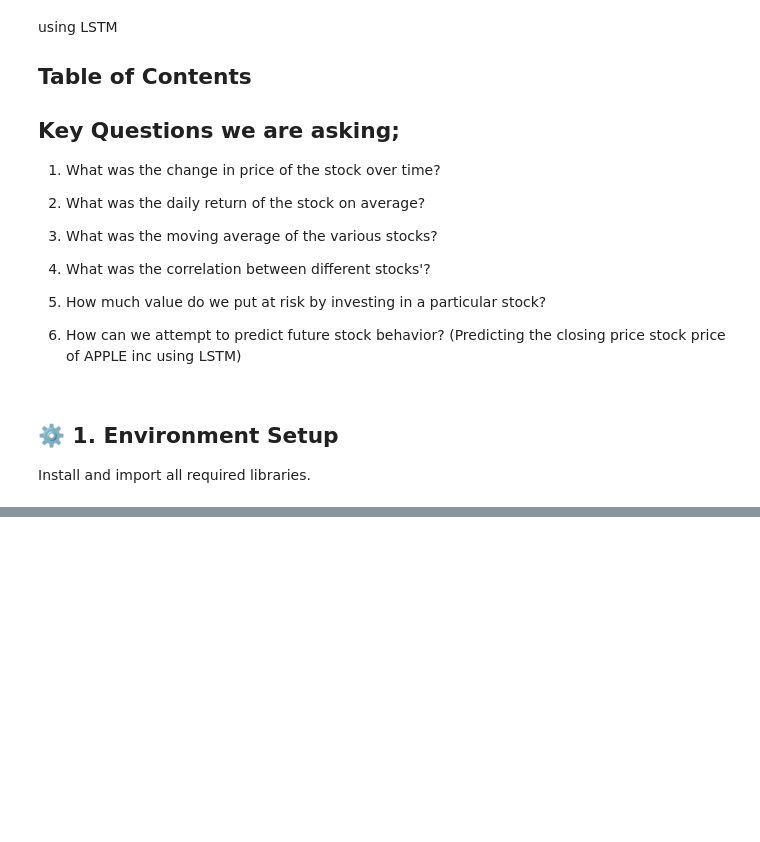
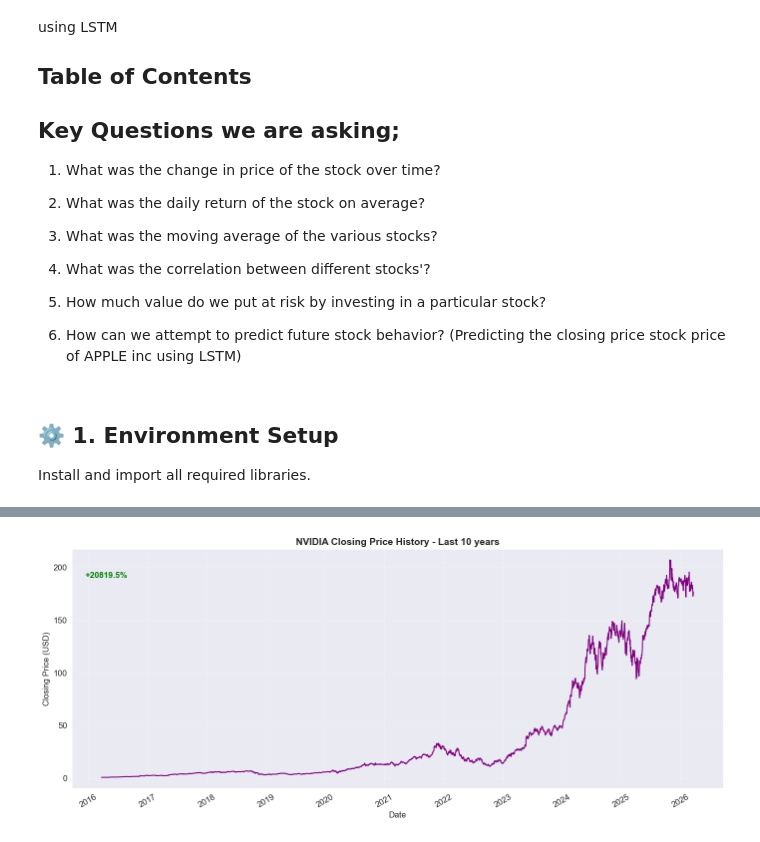
Before and after one commit to MuindeEsther/Stock-Market-Analysis-_Prediction-using-LSTM, a Jupyter notebook: data_load.ipynb, the cells around one changed output, grey strips where cells are left out. Cells and saved outputs as stored; diff of their text form; code cells hidden in the pictures; blank space fills up the shorter version.

```diff
--- a/data_load.ipynb
+++ b/data_load.ipynb
@@ -120,0 +176,29 @@ df.head()
+# %%
+# -- Plot: NVIDIA Closing Price History --
+
+df_nvda = frames['NVDA']
+
+fig, ax = plt.subplots(figsize=(14, 6))
+ax.plot(df_nvda.index, df_nvda['Close'], color='purple', linewidth=1.5, label='NVDA')
+ax.set_title('NVIDIA Closing Price History - Last 10 years', fontsize=14, fontweight='bold')
+ax.set_xlabel('Date')
+ax.set_ylabel('Closing Price (USD)')
+ax.xaxis.set_major_formatter(mdates.DateFormatter('%Y'))
+ax.tick_params(axis='x', rotation=30)
+
+# Annotate total return
+start_p = df_nvda['Close'].iloc[0]
+end_p = df_nvda['Close'].iloc[-1]
+pct_chg = ((end_p - start_p) / start_p) * 100
+ax.annotate(
+    f'+{pct_chg:.1f}%' if pct_chg >= 0 else f'{pct_chg:.1f}%',
+    xy=(0.02, 0.88), xycoords='axes fraction',
+    fontsize=12, fontweight='bold',
+    color='green' if pct_chg >= 0 else 'red'
+)
+
+plt.tight_layout()
+plt.savefig('nvidia_closing_price_history.png', dpi=300, bbox_inches='tight')
+plt.show()
+# %% [output]
+[figure, added]
```
Also changed, not shown: parts of 10 cells of this notebook.
